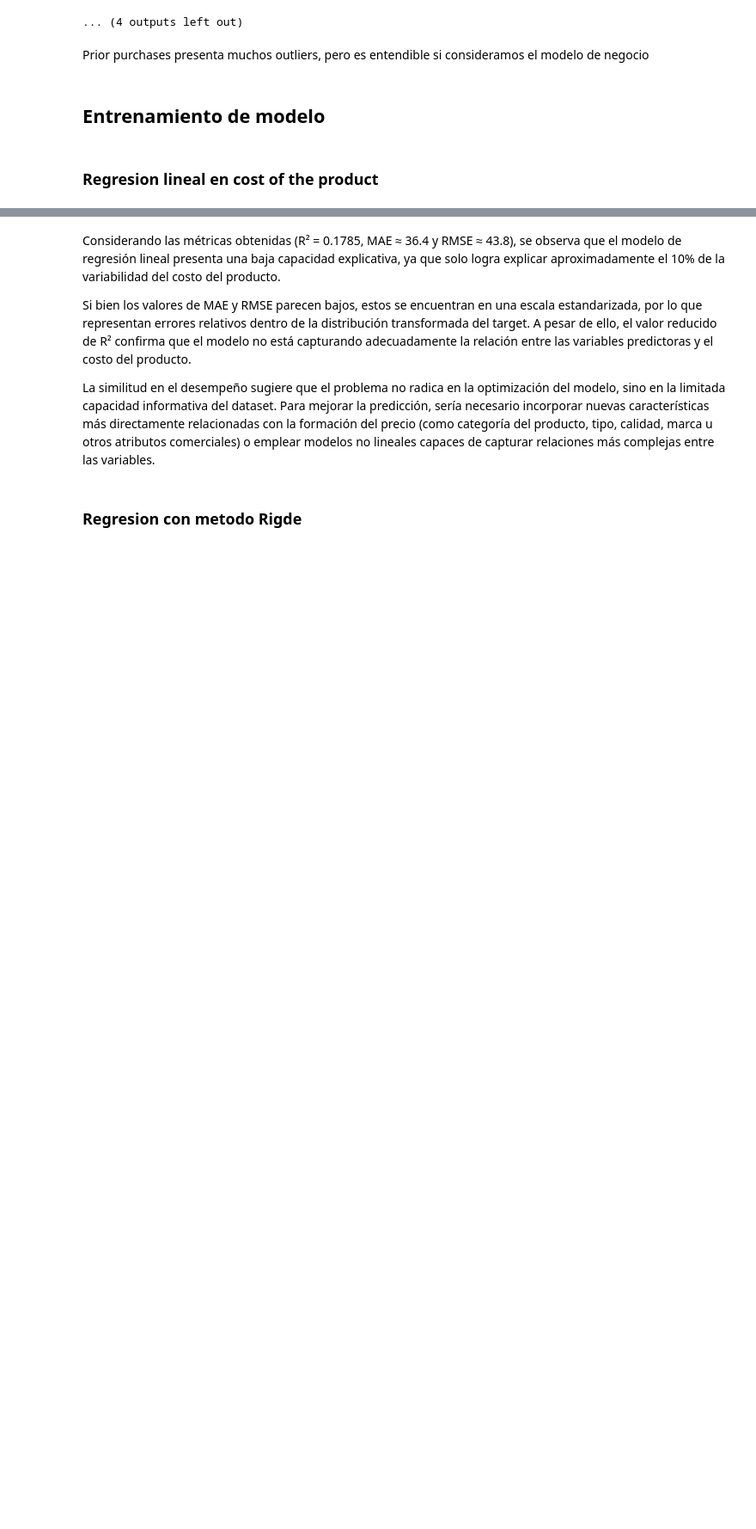
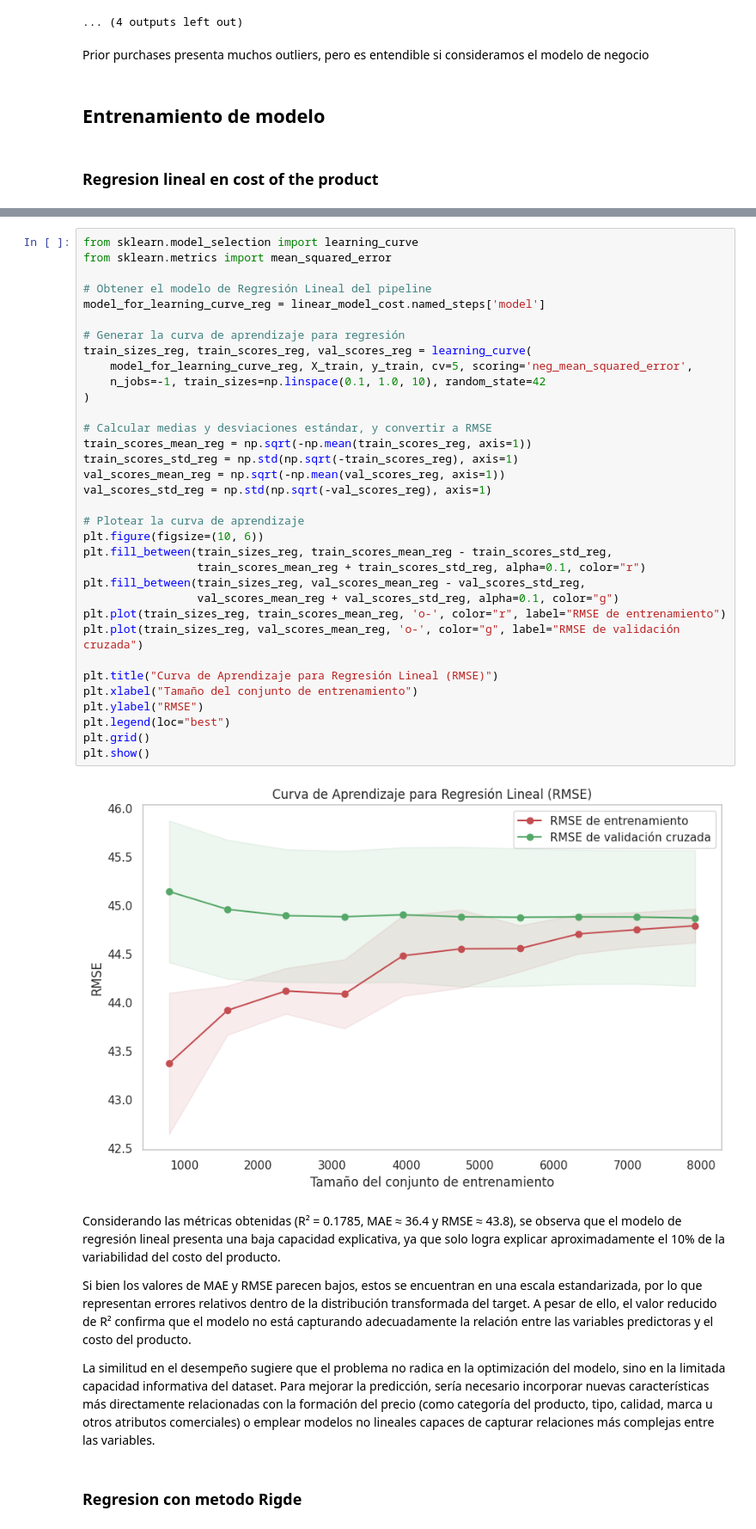
Before and after one commit to JeanMarcoFernandez/JAIMEIA-CASO-DE-ESTUDIO1.6, a Jupyter notebook: notebooks/Caso_Estudio1_6_v4.ipynb, the cells around one changed output, grey strips where cells are left out. Shown at 86% size. Drawn from its saved outputs; the diff is of its cells as text; blank space fills up the shorter version.

```diff
--- a/notebooks/Caso_Estudio1_6_v4.ipynb
+++ b/notebooks/Caso_Estudio1_6_v4.ipynb
@@ -394,3 +400,39 @@ R-squared para el modelo de Regresión Lineal (Cost_of_the_Product): 0.1785
+# %%
+from sklearn.model_selection import learning_curve
+from sklearn.metrics import mean_squared_error
+
+# Obtener el modelo de Regresión Lineal del pipeline
+model_for_learning_curve_reg = linear_model_cost.named_steps['model']
+
+# Generar la curva de aprendizaje para regresión
+train_sizes_reg, train_scores_reg, val_scores_reg = learning_curve(
+    model_for_learning_curve_reg, X_train, y_train, cv=5, scoring='neg_mean_squared_error',
+    n_jobs=-1, train_sizes=np.linspace(0.1, 1.0, 10), random_state=42
+)
+
+# Calcular medias y desviaciones estándar, y convertir a RMSE
+train_scores_mean_reg = np.sqrt(-np.mean(train_scores_reg, axis=1))
+train_scores_std_reg = np.std(np.sqrt(-train_scores_reg), axis=1)
+val_scores_mean_reg = np.sqrt(-np.mean(val_scores_reg, axis=1))
+val_scores_std_reg = np.std(np.sqrt(-val_scores_reg), axis=1)
+
+# Plotear la curva de aprendizaje
+plt.figure(figsize=(10, 6))
+plt.fill_between(train_sizes_reg, train_scores_mean_reg - train_scores_std_reg,
+                 train_scores_mean_reg + train_scores_std_reg, alpha=0.1, color="r")
+plt.fill_between(train_sizes_reg, val_scores_mean_reg - val_scores_std_reg,
+                 val_scores_mean_reg + val_scores_std_reg, alpha=0.1, color="g")
+plt.plot(train_sizes_reg, train_scores_mean_reg, 'o-', color="r", label="RMSE de entrenamiento")
+plt.plot(train_sizes_reg, val_scores_mean_reg, 'o-', color="g", label="RMSE de validación cruzada")
+
+plt.title("Curva de Aprendizaje para Regresión Lineal (RMSE)")
+plt.xlabel("Tamaño del conjunto de entrenamiento")
+plt.ylabel("RMSE")
+plt.legend(loc="best")
+plt.grid()
+plt.show()
+# %% [output]
+[figure, added]
 # %% [markdown]
 Considerando las métricas obtenidas (R² = 0.1785, MAE ≈ 36.4 y RMSE ≈ 43.8), se observa que el modelo de regresión lineal presenta una baja capacidad explicativa, ya que solo logra explicar aproximadamente el 10% de la variabilidad del costo del producto.
 
```
Also changed, not shown: parts of 12 cells of this notebook.
